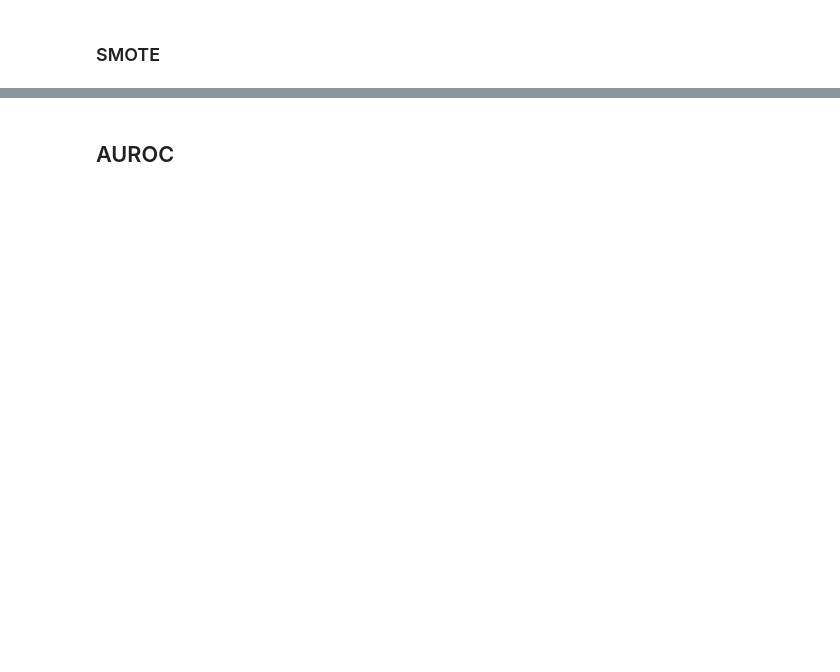
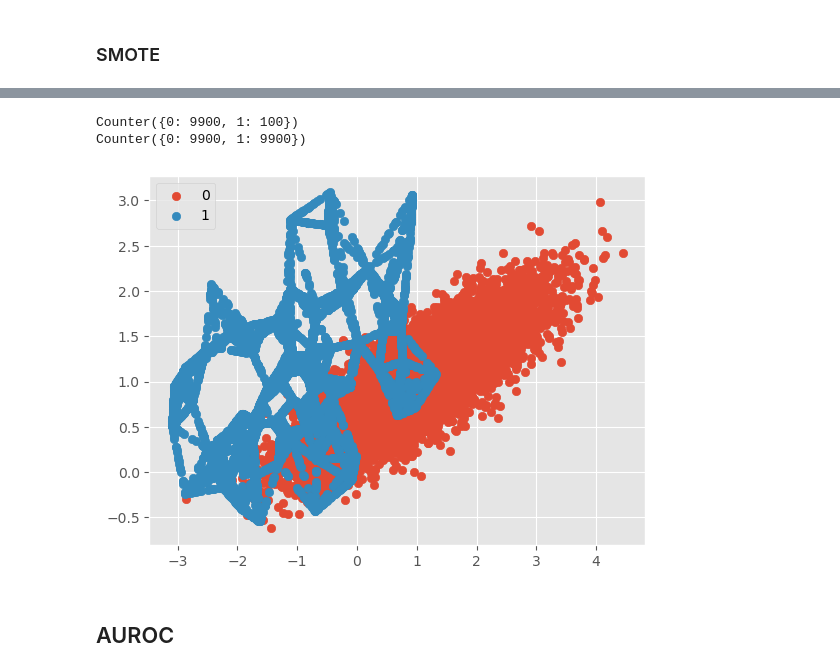
Before and after one commit to magdamarzec/SQL, a Jupyter notebook: zaliczenie.ipynb, the cells around one changed output, grey strips where cells are left out. Cells and saved outputs as stored; diff of their text form; code cells hidden in the pictures; blank space fills up the shorter version.

```diff
--- a/zaliczenie.ipynb
+++ b/zaliczenie.ipynb
@@ -2483,25 +2670,29 @@ pyplot.show()
 # %%
 # Oversampluję dane metodą SMOTE
 
 from imblearn.over_sampling import SMOTE
 
-X, y = make_classification(n_samples=10000, n_features=2, n_redundant=0,
+pca_train_X, pca_train_Y = make_classification(n_samples=10000, n_features=2, n_redundant=0,
     n_clusters_per_class=1, weights=[0.99], flip_y=0, random_state=1)
 
-counter = Counter(y)
+counter = Counter(pca_train_Y)
 print(counter)
 
 oversample = SMOTE()
-X, y = oversample.fit_resample(X, y)
+smote_train_X, smote_train_Y = oversample.fit_resample(pca_train_X, pca_train_Y)
 
-counter = Counter(y)
+counter = Counter(smote_train_Y)
 print(counter)
 
 for label, _ in counter.items():
-    row_ix = where(y == label)[0]
-    pyplot.scatter(X[row_ix, 0], X[row_ix, 1], label=str(label))
+    row_ix = where(smote_train_Y == label)[0]
+    pyplot.scatter(smote_train_X[row_ix, 0], smote_train_X[row_ix, 1], label=str(label))
 pyplot.legend()
 pyplot.show()
+# %% [output]
+Counter({0: 9900, 1: 100})
+Counter({0: 9900, 1: 9900})
+[figure, added]
 # %%
 # Widać dużo większy udział klasy mniejszościowej
 # %%
```
Also changed, not shown: parts of 263 cells of this notebook.
